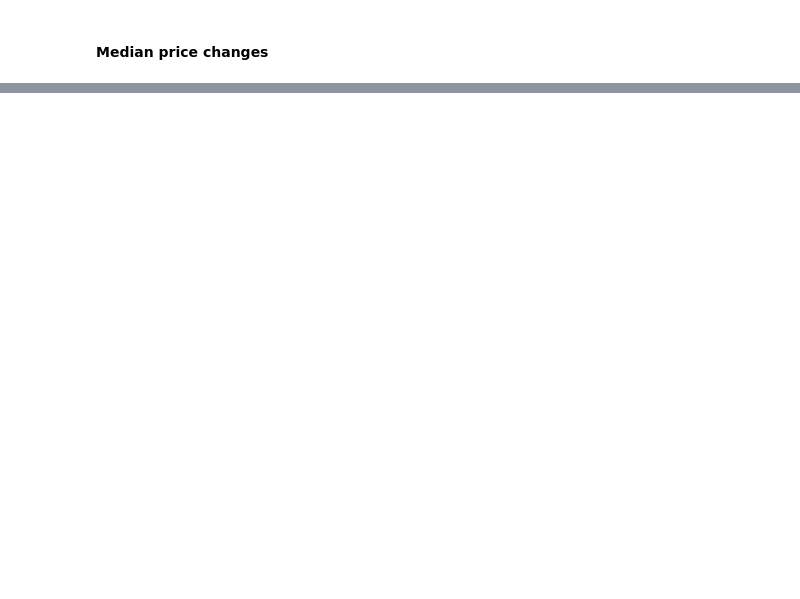
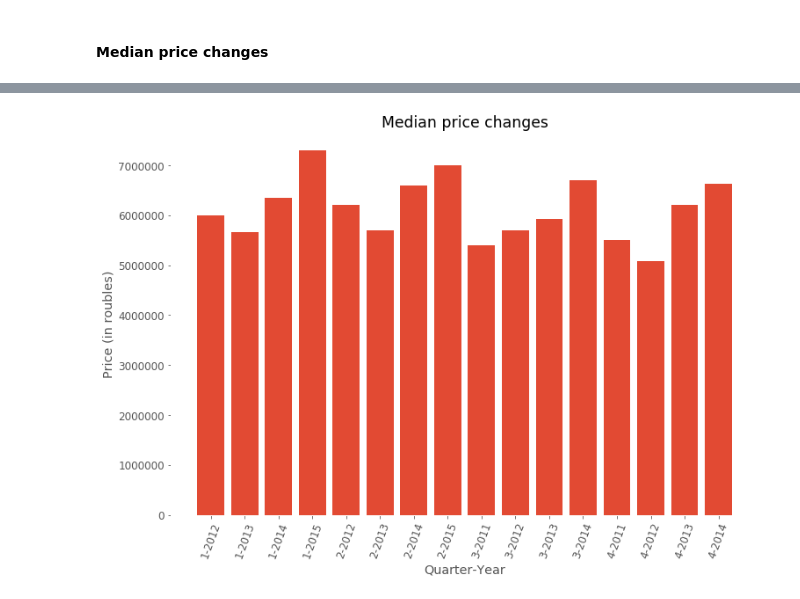
Before and after one commit to melaanya/twente-aml, a Jupyter notebook: project/eda/eda.ipynb, the cells around one changed output, grey strips where cells are left out. Drawn from its saved outputs; the diff is of its cells as text; code cells hidden in the pictures; blank space fills up the shorter version.

```diff
--- a/project/eda/eda.ipynb
+++ b/project/eda/eda.ipynb
@@ -138,0 +157,10 @@ plt.show()
+# %%
+plt.figure()
+plt.bar(price_train_distr.quarter_year, price_train_distr.price_doc)
+plt.xticks(rotation=70)
+plt.xlabel('Quarter-Year')
+plt.ylabel('Price (in roubles)')
+plt.title('Median price changes')
+plt.show()
+# %% [output]
+[figure, added]
```
Also changed, not shown: parts of 10 cells of this notebook.
